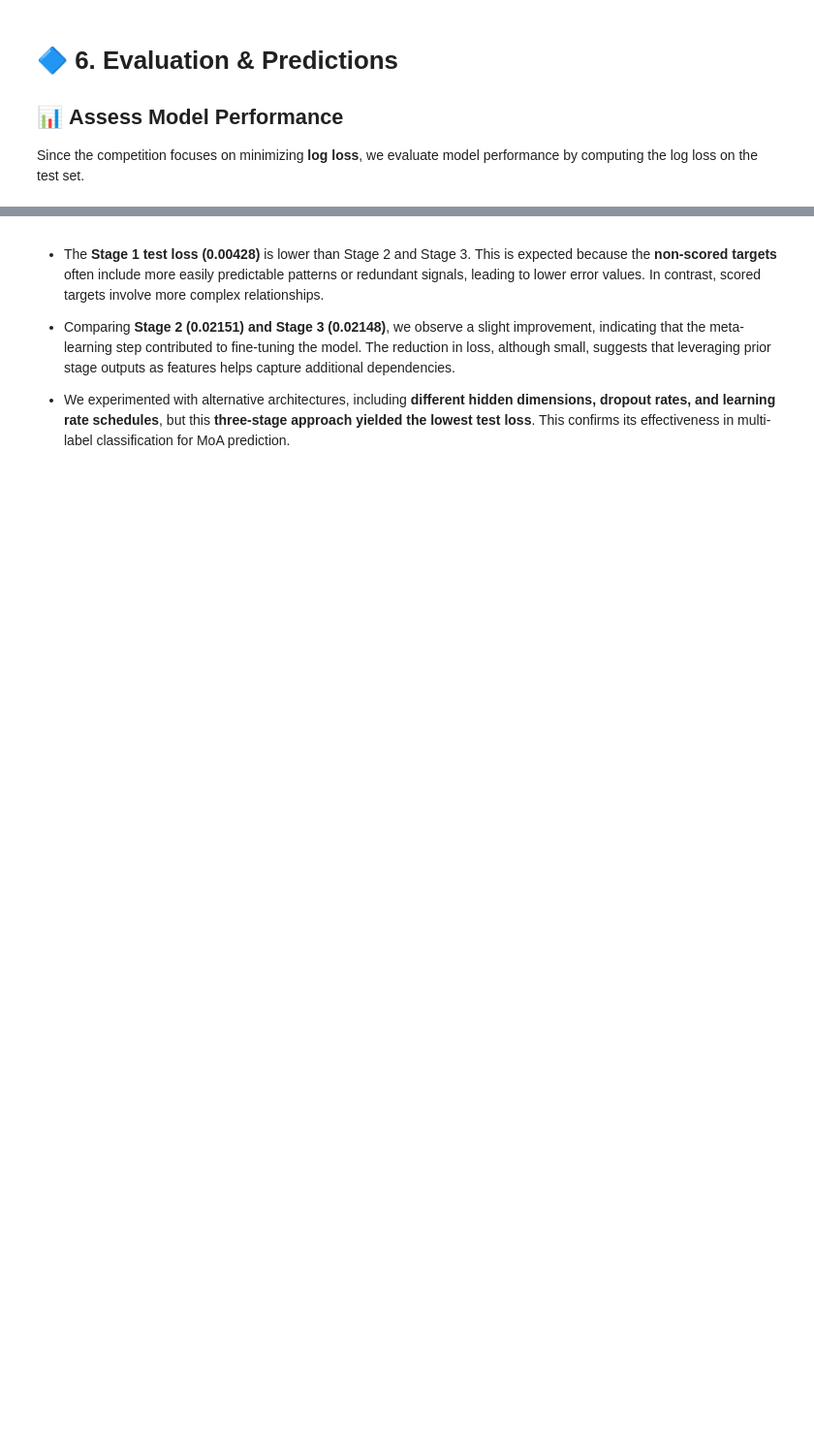
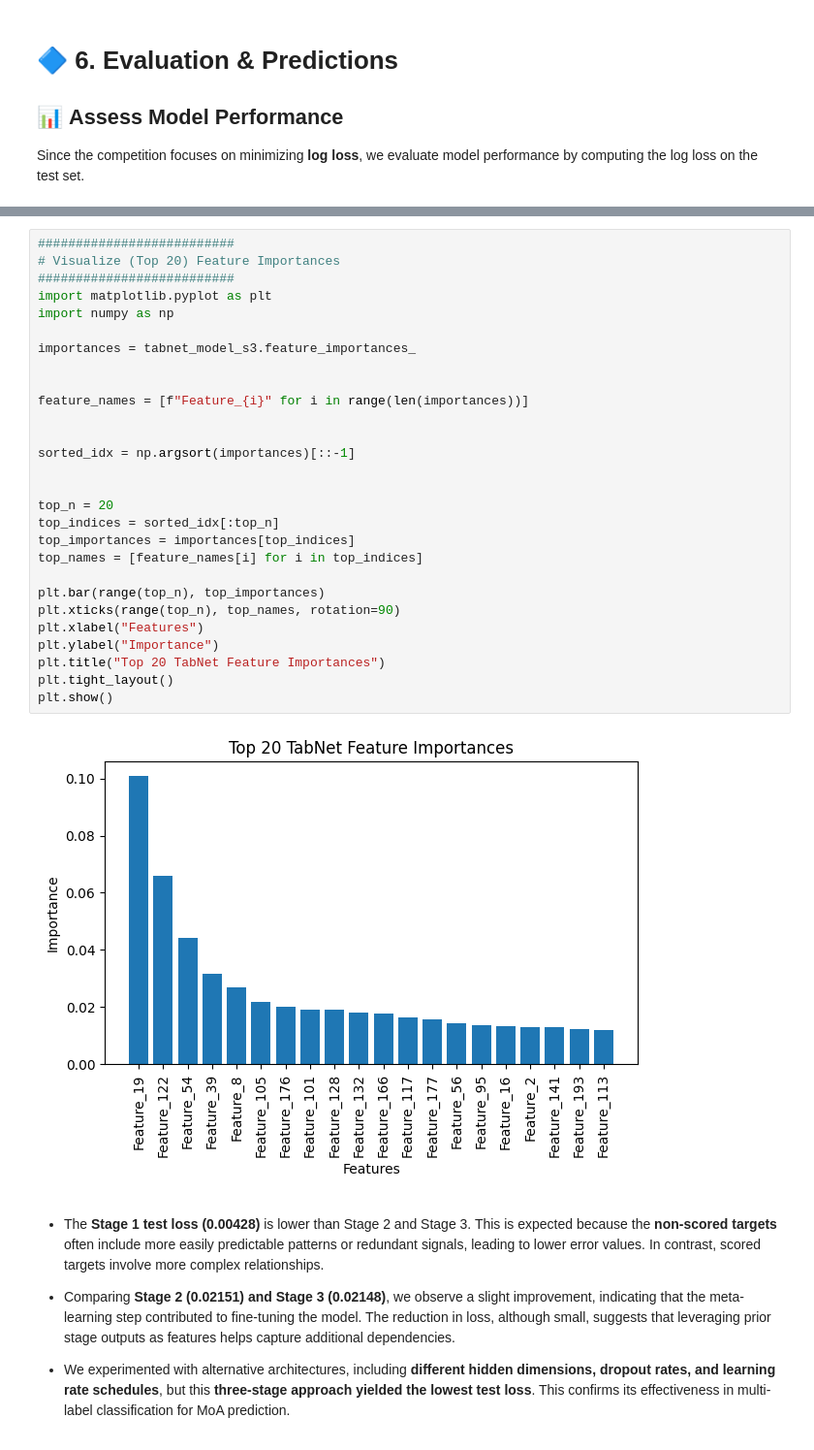
Before and after one commit to Amber1234568/Mechanisms-of-Action-MoA-Prediction-Tutorial, a Jupyter notebook: tut_code.ipynb, the cells around one changed output, grey strips where cells are left out. Shown: that part at 97% size. Saved outputs shown, nothing was run; the diff lists cells and outputs as text; blank space fills up the shorter version.

```diff
--- a/tut_code.ipynb
+++ b/tut_code.ipynb
@@ -641,3 +994,33 @@ Stage 3 Test Loss: 0.02148
+# %%
+##########################
+# Visualize (Top 20) Feature Importances
+##########################
+import matplotlib.pyplot as plt
+import numpy as np
+
+importances = tabnet_model_s3.feature_importances_
+
+
+feature_names = [f"Feature_{i}" for i in range(len(importances))]
+
+
+sorted_idx = np.argsort(importances)[::-1]
+
+
+top_n = 20
+top_indices = sorted_idx[:top_n]
+top_importances = importances[top_indices]
+top_names = [feature_names[i] for i in top_indices]
+
+plt.bar(range(top_n), top_importances)
+plt.xticks(range(top_n), top_names, rotation=90)
+plt.xlabel("Features")
+plt.ylabel("Importance")
+plt.title("Top 20 TabNet Feature Importances")
+plt.tight_layout()
+plt.show()
+# %% [output]
+[figure, added]
 # %% [markdown]
 - The **Stage 1 test loss (0.00428)** is lower than Stage 2 and Stage 3. This is expected because the **non-scored targets** often include more easily predictable patterns or redundant signals, leading to lower error values. In contrast, scored targets involve more complex relationships.
 
```
Also changed, not shown: parts of 27 cells of this notebook, 2 other files.
